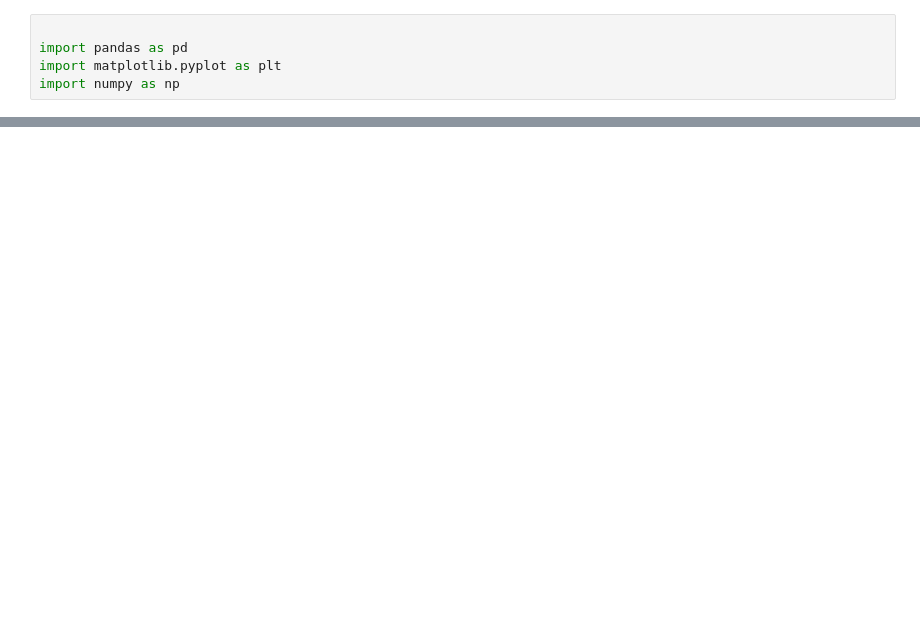
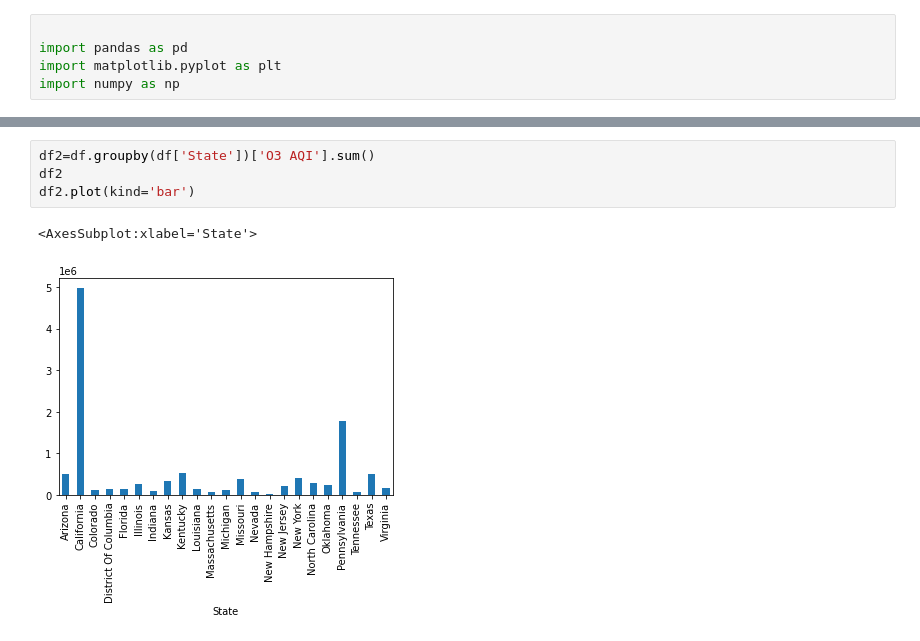
Before and after one commit to DATA-606-SPRING-2023-TUE/pragathi_data_606-1, a Jupyter notebook: src/final_proposal_eda.ipynb, the cells around one changed output, grey strips where cells are left out. Drawn from its saved outputs; the diff is of its cells as text; blank space fills up the shorter version.

```diff
--- a/src/final_proposal_eda.ipynb
+++ b/src/final_proposal_eda.ipynb
@@ -123,0 +141,7 @@ df
+# %%
+df2=df.groupby(df['State'])['O3 AQI'].sum()
+df2
+df2.plot(kind='bar')
+# %% [output]
+<AxesSubplot:xlabel='State'>
+[figure, added]
```
Also changed, not shown: parts of 31 cells of this notebook.
